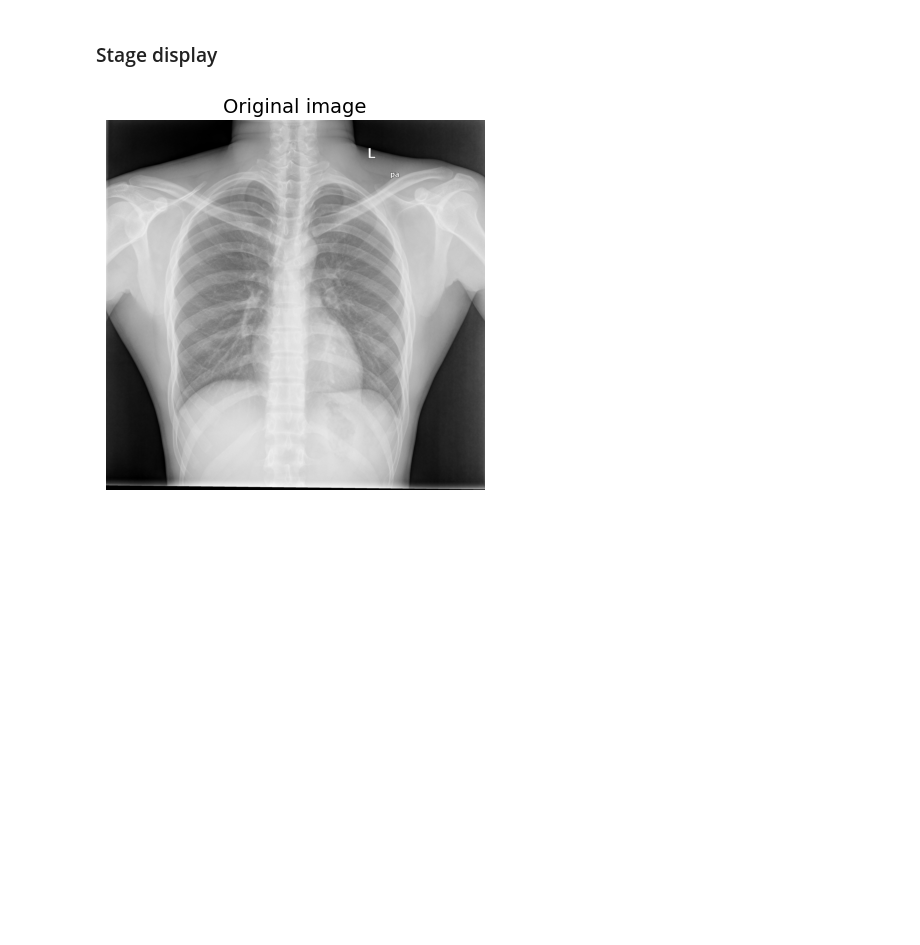
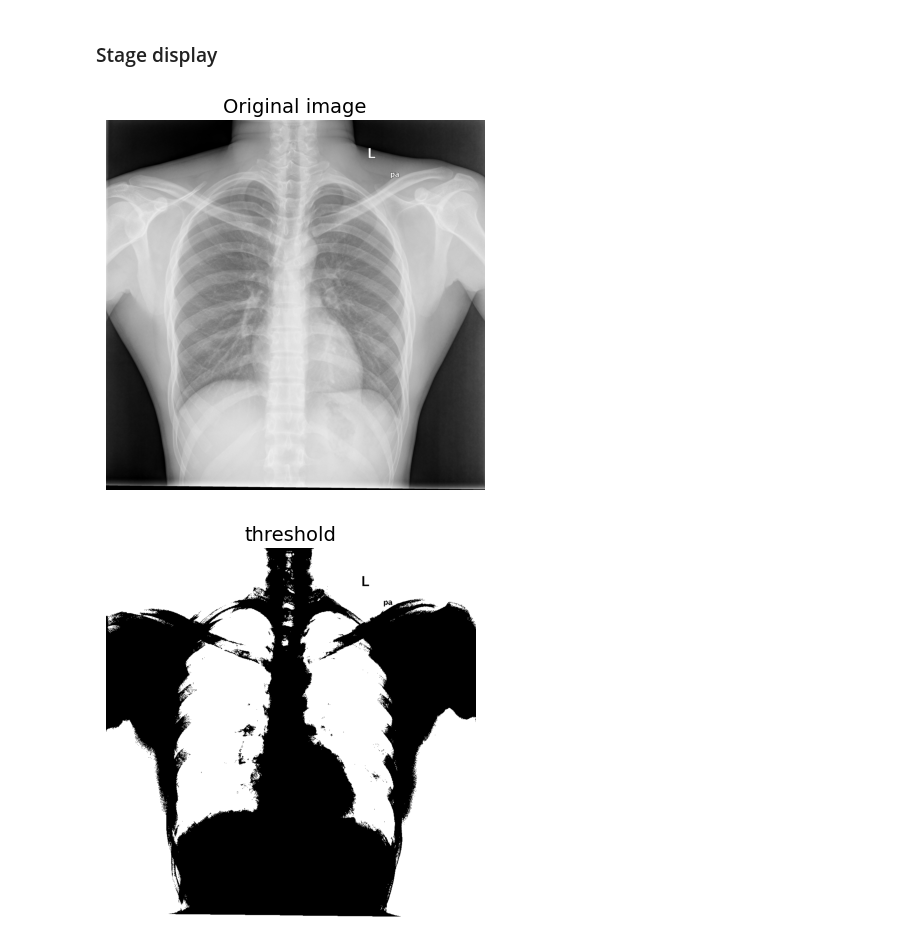
Before and after one commit to AminHajian/CNN-Lung-Segmentation, a Jupyter notebook: preprocing_steps.ipynb, the cells around one changed output. Saved outputs shown, nothing was run; the diff lists cells and outputs as text; code cells hidden in the pictures; blank space fills up the shorter version.

Commit message:
Add black_white function

```diff
--- a/preprocing_steps.ipynb
+++ b/preprocing_steps.ipynb
@@ -25,18 +25,47 @@ def display_image(image, txt):
     plt.title(txt, color='black', fontsize=14)
     plt.axis('off')
     plt.show()
+
+# Separator of white and black lungs
+def black_white (image):
+    # Because the color of the lungs is not the same in different images, I divided the lungs into two groups: white lungs and black lungs.
+    # To determine whether the lung is black or white, I selected a square (10x10) from the part of the images that is definitely inside
+    # the lung and averaged the color value of the pixels inside the square.
+    rectangle = image[30:40, 30:40]
+    mean_pixel = np.mean(rectangle)
+
+    # black lungs
+    if mean_pixel < 100:
+        # Manually threshold
+        image = np.where(image > 140, 255, image)
+        image = np.where(image < 140, 0, image)
+        # Binary inverse to whiten the color of the lungs
+        ret, image = cv2.threshold(image, 70, 255, cv2.THRESH_BINARY_INV)
+
+    # white lungs
+    else :
+        # Manually threshold
+        image = np.where(image > 80, 255, image)
+        image = np.where(image < 100, 0, image)
+
+    return image
 # %% [markdown]
 ### Stage display
 # %%
 for image_name in image_list:                            # Select image from folder
     # opening
     image = Image.open(os.path.join(path, image_name))
     display_image(image, 'Original image')
 
     # resizing
     image = image.resize((image_size, image_size))
 
     # Convert to numpy array
     image = np.array(image)
+
+    # black amd white lung threshold
+    image = black_white(image)
+    display_image(image, 'threshold')
 # %% [output]
 [figure]
+[figure, added]
```
